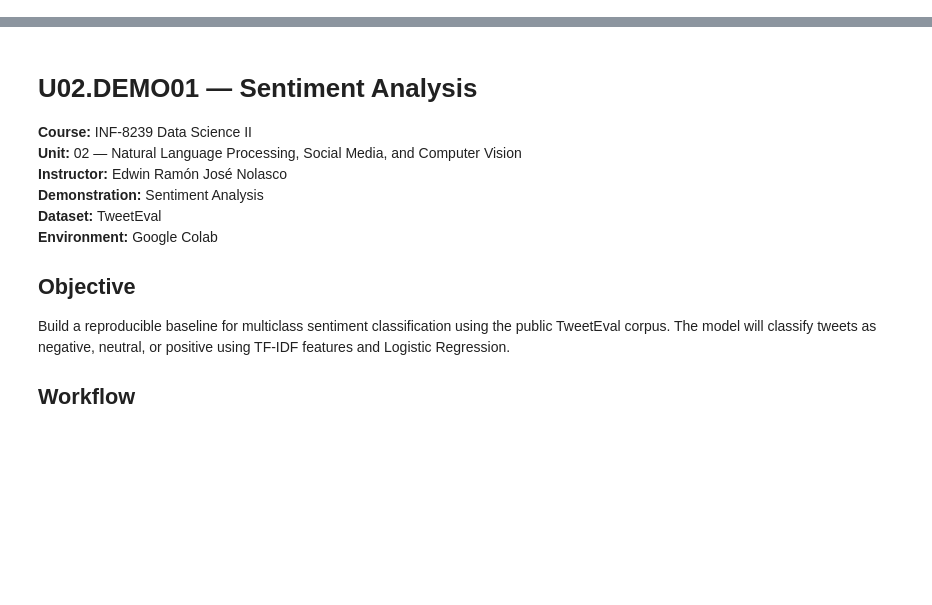
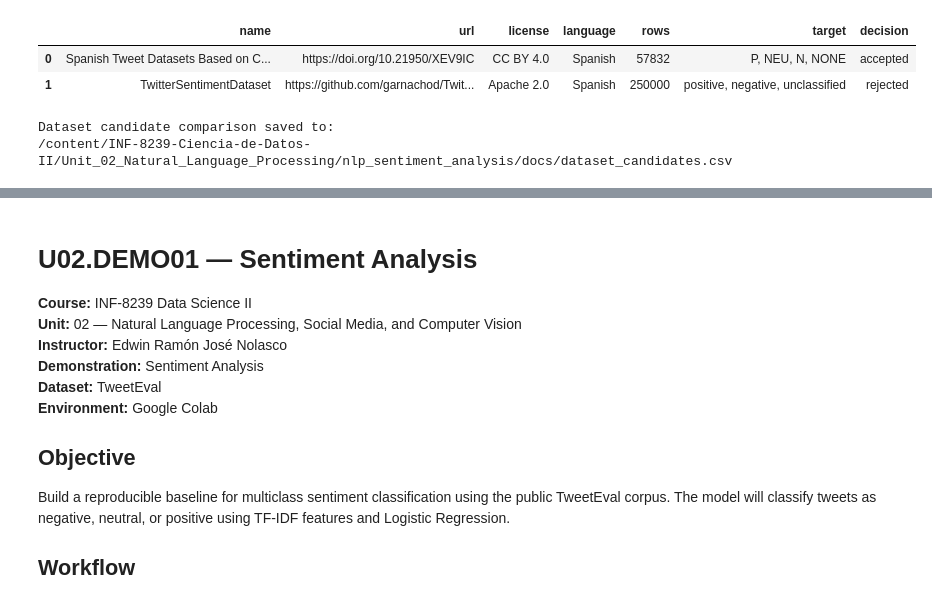
Before and after one commit to pascual-francisco/INF-8239-Ciencia-de-Datos-II, a Jupyter notebook: Unit_02_Natural_Language_Processing/notebooks/U02.LAB04.ipynb, the cells around one changed output, grey strips where cells are left out. Cells and saved outputs as stored; diff of their text form; code cells hidden in the pictures; blank space fills up the shorter version.

```diff
--- a/Unit_02_Natural_Language_Processing/notebooks/U02.LAB04.ipynb
+++ b/Unit_02_Natural_Language_Processing/notebooks/U02.LAB04.ipynb
@@ -58,0 +205,58 @@ Resolving deltas: 100% (371/371), done.
+# %%
+# ==============================================================================
+# CELL 04 — COMPLETE THE DATASET CANDIDATE COMPARISON
+# Objective: Document the accepted and rejected public corpus candidates
+# using the instructor-provided CSV structure.
+# ==============================================================================
+
+# Import pandas for creating, saving, and displaying the comparison table.
+import pandas as pd
+
+# Define the exact path to the dataset candidate comparison file.
+candidates_file = (
+    "/content/INF-8239-Ciencia-de-Datos-II/"
+    "Unit_02_Natural_Language_Processing/"
+    "nlp_sentiment_analysis/docs/dataset_candidates.csv"
+)
+
+# Create the comparison table using the original column names.
+candidates_df = pd.DataFrame([
+    {
+        "name": "Spanish Tweet Datasets Based on Context of Words",
+        "url": "https://doi.org/10.21950/XEV9IC",
+        "license": "CC BY 4.0",
+        "language": "Spanish",
+        "rows": 57832,
+        "target": "P, NEU, N, NONE",
+        "decision": "accepted"
+    },
+    {
+        "name": "TwitterSentimentDataset",
+        "url": "https://github.com/garnachod/TwitterSentimentDataset",
+        "license": "Apache 2.0",
+        "language": "Spanish",
+        "rows": 250000,
+        "target": "positive, negative, unclassified",
+        "decision": "rejected"
+    }
+])
+
+# Save the completed table to the instructor-provided CSV file.
+# index=False prevents the creation of an extra numerical index column.
+candidates_df.to_csv(
+    candidates_file,
+    index=False,
+    encoding="utf-8"
+)
+
+# Display the completed dataset candidate comparison.
+display(candidates_df)
+
+# Confirm the exact location where the file was saved.
+print(f"Dataset candidate comparison saved to:\n{candidates_file}")
+# %% [output]
+|  | name | url | license | language | rows | target | decision |
+| 0 | Spanish Tweet Datasets Based on C... | https://doi.org/10.21950/XEV9IC | CC BY 4.0 | Spanish | 57832 | P, NEU, N, NONE | accepted |
+| 1 | TwitterSentimentDataset | https://github.com/garnachod/Twit... | Apache 2.0 | Spanish | 250000 | positive, negative, unclassified | rejected |
+Dataset candidate comparison saved to:
+/content/INF-8239-Ciencia-de-Datos-II/Unit_02_Natural_Language_Processing/nlp_sentiment_analysis/docs/dataset_candidates.csv
```
Also changed, not shown: parts of 5 cells of this notebook, 1 other file.
